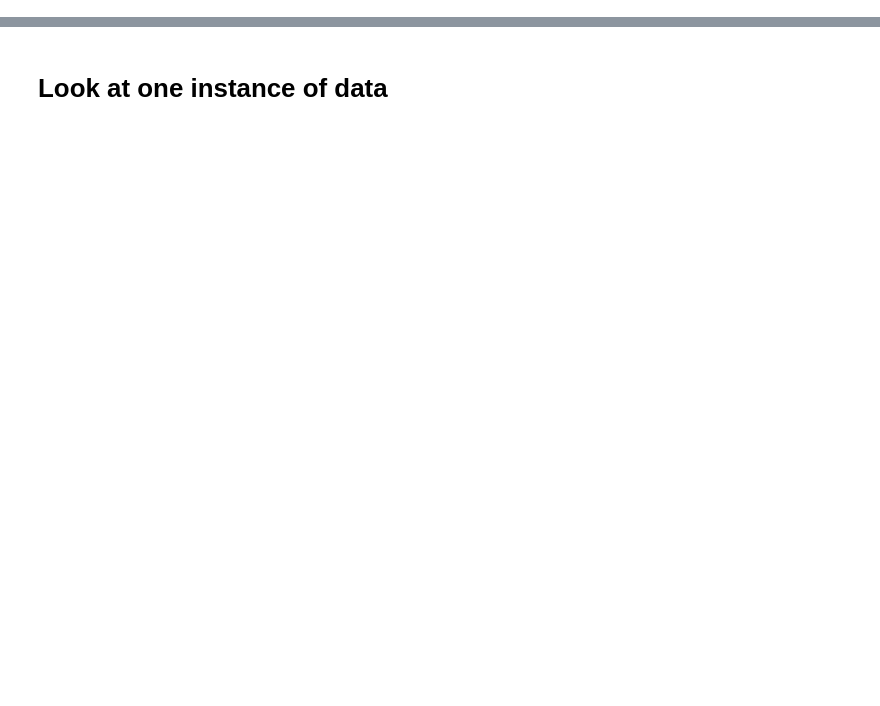
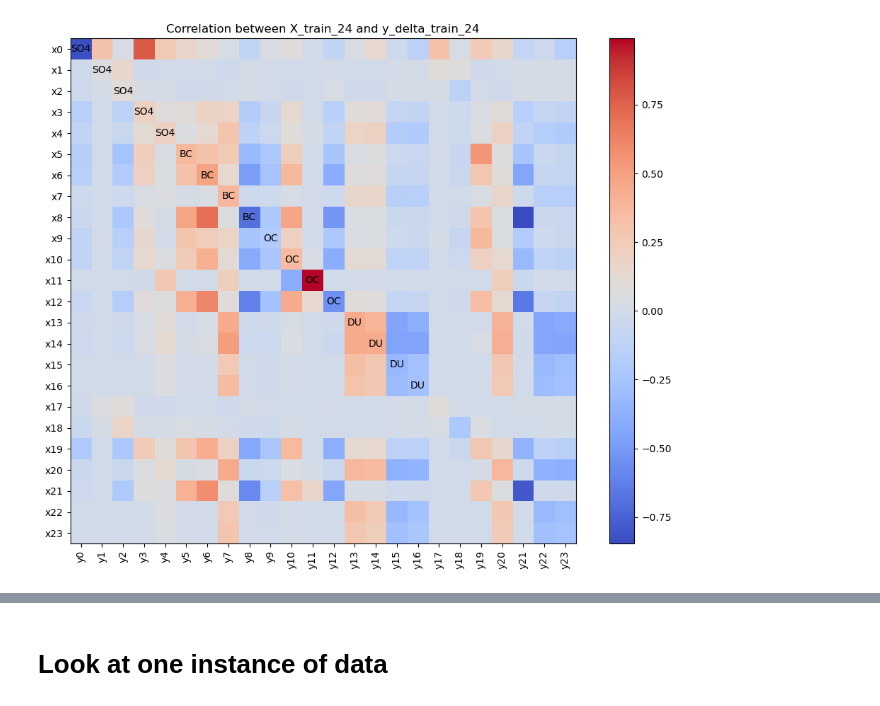
Before and after one commit to kimbente/massconserving_aerosols, a Jupyter notebook: explore_data.ipynb, the cells around one changed output, grey strips where cells are left out. Saved outputs shown, nothing was run; the diff lists cells and outputs as text; code cells hidden in the pictures; blank space fills up the shorter version.

Commit message:
clean repo, implement transition matrix

```diff
--- a/explore_data.ipynb
+++ b/explore_data.ipynb
@@ -78,3 +78,64 @@ y_train_24 = y_train[:, :24]
 # How much has it changes between x (at t = 0)  and y (at t = 1)
 y_delta_train_24 = y_train_24 - X_train_24
 y_delta_test_24 = y_test_24 - X_test_24
+# %%
+import numpy as np
+import pandas as pd
+import matplotlib.pyplot as plt
+
+# Select random subset (e.g., 1000 samples)
+n_samples = 1000
+subset_indices = np.random.choice(X_train_24.shape[0], size=n_samples, replace=False)
+
+x_subset = X_train_24[subset_indices]
+y_subset = y_delta_train_24[subset_indices]
+
+import numpy as np
+import pandas as pd
+import matplotlib.pyplot as plt
+
+# Define group indices
+so4_indices = [0, 1, 2, 3, 4]
+bc_indices = [5, 6, 7, 8]
+oc_indices = [9, 10, 11, 12]
+du_indices = [13, 14, 15, 16]
+
+# Select random subset (e.g., 1000 samples)
+n_samples = 20000
+subset_indices = np.random.choice(X_train_24.shape[0], size=n_samples, replace=False)
+
+x_subset = X_train_24[subset_indices]
+y_subset = y_delta_train_24[subset_indices]
+
+# Concatenate x and y features
+combined = np.concatenate([x_subset, y_subset], axis=1)
+
+# Make a DataFrame for correlation computation
+df = pd.DataFrame(combined, columns=[f'x{i}' for i in range(X_train_24.shape[1])] + [f'y{i}' for i in range(y_train_24.shape[1])])
+
+# Compute correlation matrix
+corr_matrix = df.corr()
+
+# Show only correlations between x and y
+xy_corr = corr_matrix.loc[[f'x{i}' for i in range(X_train_24.shape[1])],
+                          [f'y{i}' for i in range(y_train_24.shape[1])]]
+
+# Plot heatmap using matplotlib
+plt.figure(figsize=(10, 8))
+plt.imshow(xy_corr, cmap='coolwarm', interpolation='nearest')
+plt.colorbar()
+plt.title("Correlation between X_train_24 and y_delta_train_24")
+
+# Mark group indices with a different color or annotate
+group_labels = ['SO4', 'BC', 'OC', 'DU']
+groups = [so4_indices, bc_indices, oc_indices, du_indices]
+for idx, group in enumerate(groups):
+    for i in group:
+        plt.text(i, i, f'{group_labels[idx]}', color='black', fontsize=10, ha='center', va='center')
+
+plt.xticks(ticks=np.arange(len(xy_corr.columns)), labels=xy_corr.columns, rotation=90)
+plt.yticks(ticks=np.arange(len(xy_corr.index)), labels=xy_corr.index)
+plt.tight_layout()
+plt.show()
+# %% [output]
+[figure, added]
```
Also changed, not shown: parts of 6 cells of this notebook, 26 other files.
